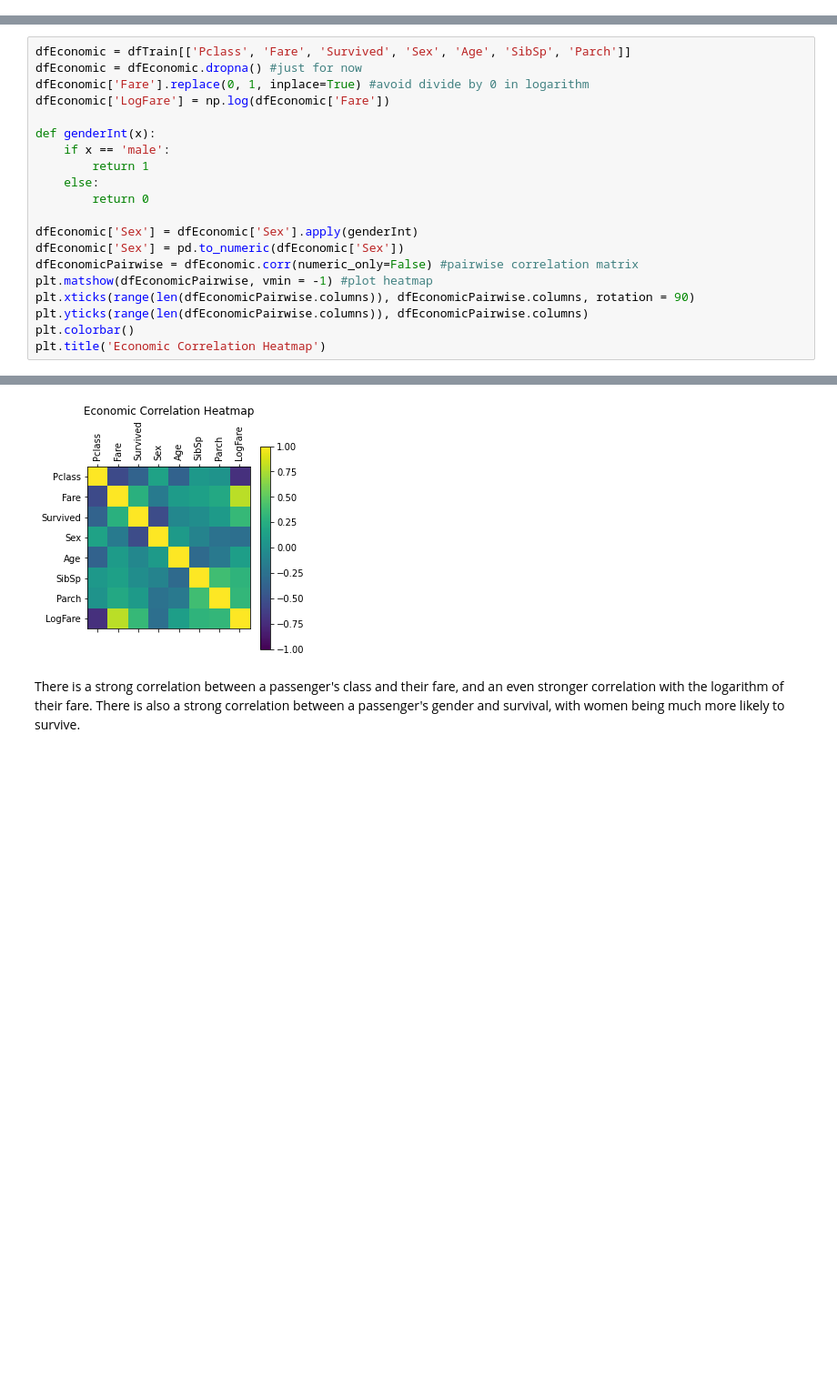
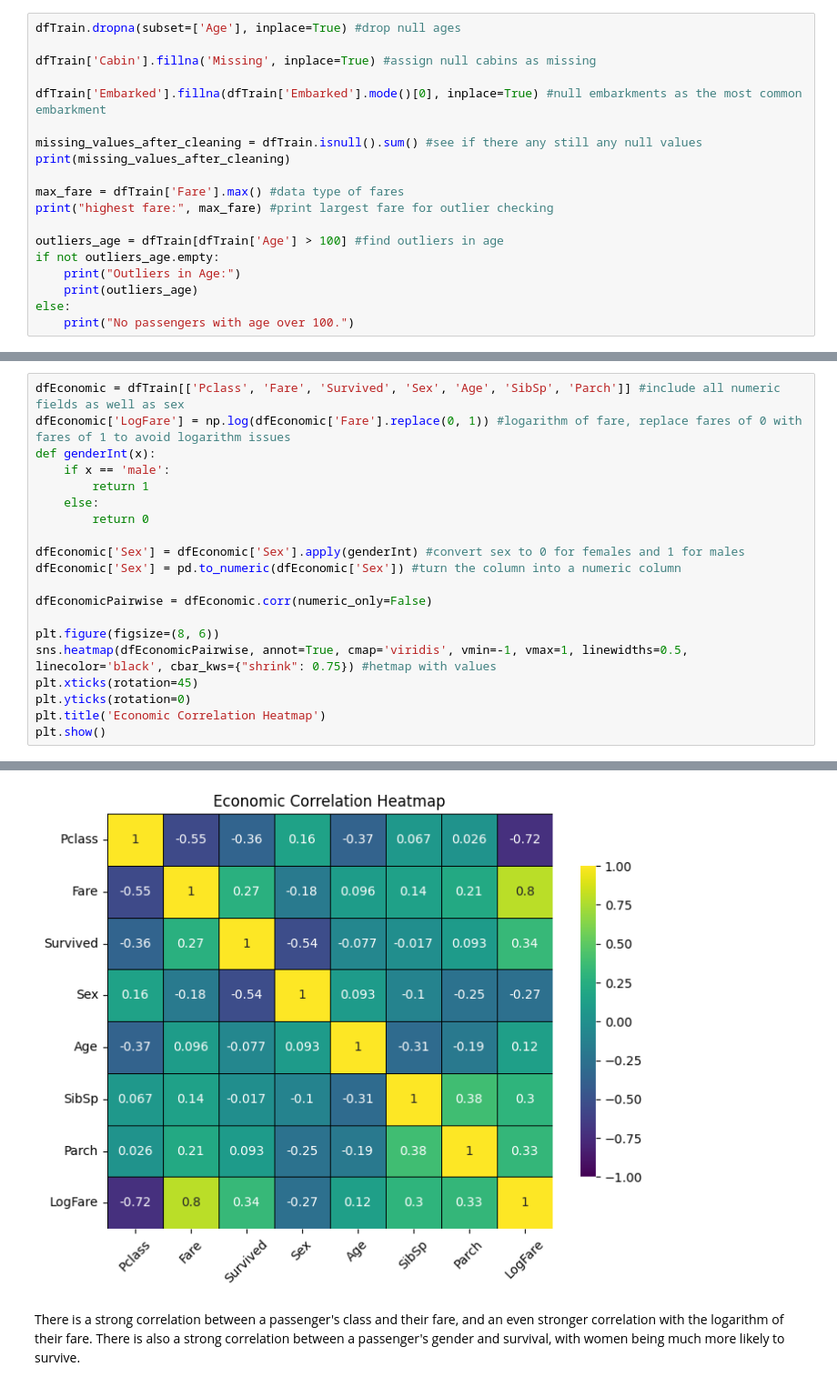
Before and after one commit to LeeEisenberg/CSE351Project1, a Jupyter notebook: titanic.ipynb, the cells around one changed output, grey strips where cells are left out. Shown at 91% size. Saved outputs shown, nothing was run; the diff lists cells and outputs as text; blank space fills up the shorter version.

```diff
--- a/titanic.ipynb
+++ b/titanic.ipynb
@@ -10,0 +16,19 @@ I couldn't find any outliers from looking through the data, but I'll see if any
+# %%
+dfTrain.dropna(subset=['Age'], inplace=True) #drop null ages
+
+dfTrain['Cabin'].fillna('Missing', inplace=True) #assign null cabins as missing
+
+dfTrain['Embarked'].fillna(dfTrain['Embarked'].mode()[0], inplace=True) #null embarkments as the most common embarkment
+
+missing_values_after_cleaning = dfTrain.isnull().sum() #see if there any still any null values
+print(missing_values_after_cleaning)
+
+max_fare = dfTrain['Fare'].max() #data type of fares
+print("highest fare:", max_fare) #print largest fare for outlier checking
+
+outliers_age = dfTrain[dfTrain['Age'] > 100] #find outliers in age
+if not outliers_age.empty:
+    print("Outliers in Age:")
+    print(outliers_age)
+else:
+    print("No passengers with age over 100.")
@@ -11,21 +51,21 @@ I couldn't find any outliers from looking through the data, but I'll see if any
 # %%
-dfEconomic = dfTrain[['Pclass', 'Fare', 'Survived', 'Sex', 'Age', 'SibSp', 'Parch']]
-dfEconomic = dfEconomic.dropna() #just for now
-dfEconomic['Fare'].replace(0, 1, inplace=True) #avoid divide by 0 in logarithm
-dfEconomic['LogFare'] = np.log(dfEconomic['Fare'])
-
+dfEconomic = dfTrain[['Pclass', 'Fare', 'Survived', 'Sex', 'Age', 'SibSp', 'Parch']] #include all numeric fields as well as sex
+dfEconomic['LogFare'] = np.log(dfEconomic['Fare'].replace(0, 1)) #logarithm of fare, replace fares of 0 with fares of 1 to avoid logarithm issues
 def genderInt(x):
     if x == 'male':
         return 1
     else:
         return 0
 
-dfEconomic['Sex'] = dfEconomic['Sex'].apply(genderInt)
-dfEconomic['Sex'] = pd.to_numeric(dfEconomic['Sex'])
-dfEconomicPairwise = dfEconomic.corr(numeric_only=False) #pairwise correlation matrix
-plt.matshow(dfEconomicPairwise, vmin = -1) #plot heatmap
-plt.xticks(range(len(dfEconomicPairwise.columns)), dfEconomicPairwise.columns, rotation = 90)
-plt.yticks(range(len(dfEconomicPairwise.columns)), dfEconomicPairwise.columns)
-plt.colorbar()
+dfEconomic['Sex'] = dfEconomic['Sex'].apply(genderInt) #convert sex to 0 for females and 1 for males
+dfEconomic['Sex'] = pd.to_numeric(dfEconomic['Sex']) #turn the column into a numeric column
+
+dfEconomicPairwise = dfEconomic.corr(numeric_only=False)
+
+plt.figure(figsize=(8, 6))
+sns.heatmap(dfEconomicPairwise, annot=True, cmap='viridis', vmin=-1, vmax=1, linewidths=0.5, linecolor='black', cbar_kws={"shrink": 0.75}) #hetmap with values
+plt.xticks(rotation=45)
+plt.yticks(rotation=0)
 plt.title('Economic Correlation Heatmap')
+plt.show()
 # %% [output]
@@ -39,3 +87,3 @@ Text(0.5, 1.0, 'Economic Correlation Heatmap')
-[figure, old version]
+[figure, new version]
 # %% [markdown]
 There is a strong correlation between a passenger's class and their fare, and an even stronger correlation with the logarithm of their fare. There is also a strong correlation between a passenger's gender and survival, with women being much more likely to survive.
```
Also changed, not shown: parts of 16 cells of this notebook.
